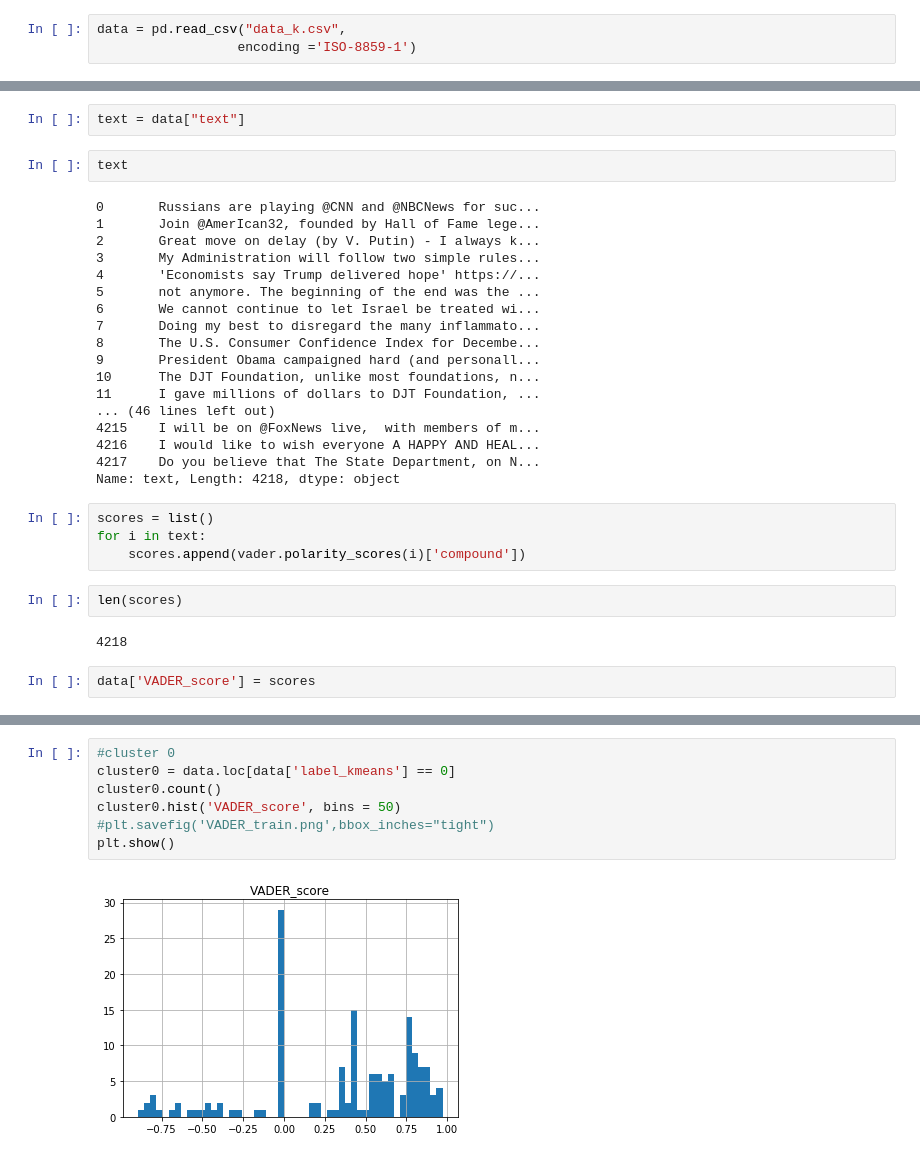
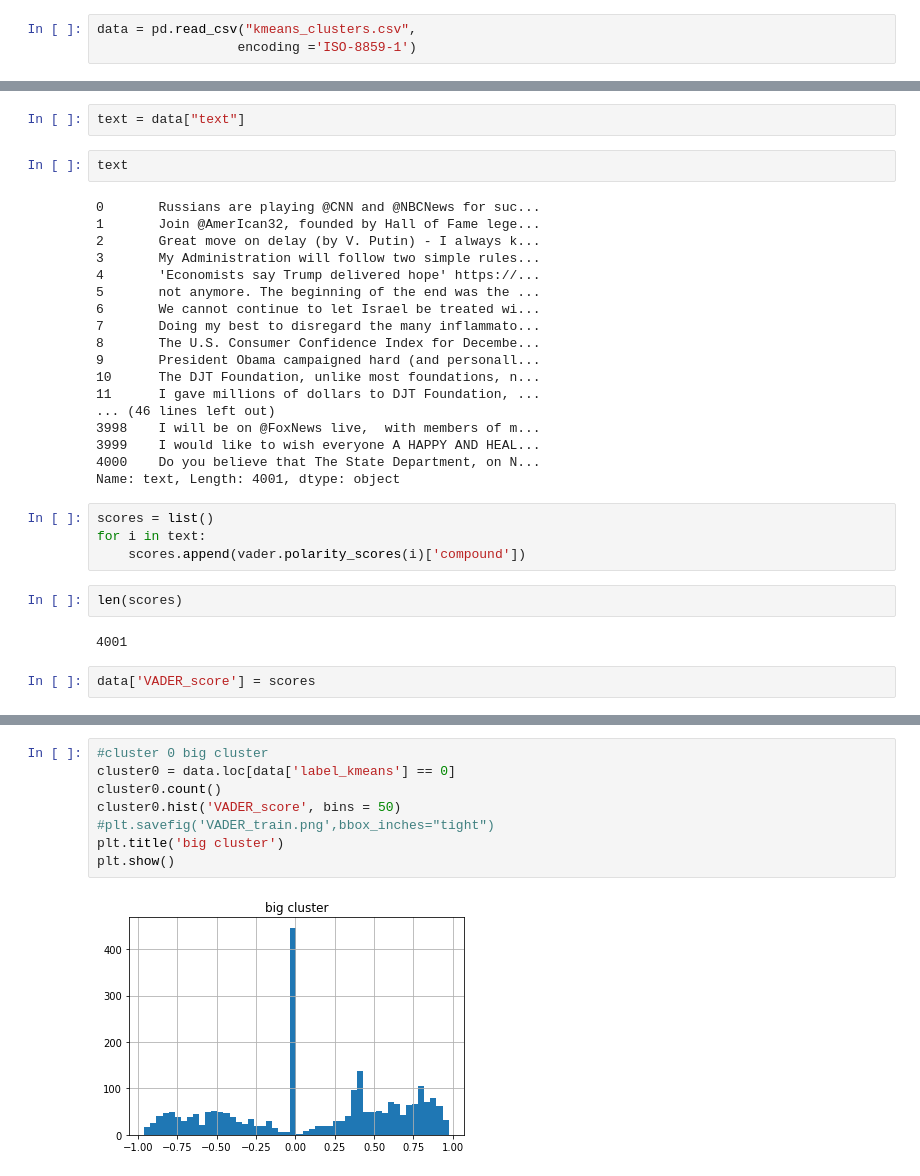
Before and after one commit to federikovi/WI4231-MathematicalDataScience, a Jupyter notebook: Sentiment_Trump-K-Means.ipynb, the cells around one changed output, grey strips where cells are left out. Drawn from its saved outputs; the diff is of its cells as text.

```diff
--- a/Sentiment_Trump-K-Means.ipynb
+++ b/Sentiment_Trump-K-Means.ipynb
@@ -2,7 +2,7 @@
 import pandas as pd
 import matplotlib.pyplot as plt
 # %%
-data = pd.read_csv("data_k.csv",
+data = pd.read_csv("kmeans_clusters.csv",
                   encoding ='ISO-8859-1')
 # %%
 data.head(10)
@@ -70,10 +70,10 @@ text
 10      The DJT Foundation, unlike most foundations, n...
 11      I gave millions of dollars to DJT Foundation, ...
 ... (46 lines left out)
-4215    I will be on @FoxNews live,  with members of m...
-4216    I would like to wish everyone A HAPPY AND HEAL...
-4217    Do you believe that The State Department, on N...
-Name: text, Length: 4218, dtype: object
+3998    I will be on @FoxNews live,  with members of m...
+3999    I would like to wish everyone A HAPPY AND HEAL...
+4000    Do you believe that The State Department, on N...
+Name: text, Length: 4001, dtype: object
 # %%
 scores = list()
 for i in text:
@@ -81,7 +81,7 @@ for i in text:
 # %%
 len(scores)
 # %% [output]
-4218
+4001
 # %%
 data['VADER_score'] = scores
 # %%
@@ -94,11 +94,12 @@ data.head()
 | 3 | 3 | 3 | 2016-12-29 14:54:21 | 45609 | 814484710025994240 | False | 11330 | Twitter for iPhone | ... |
 | 4 | 4 | 4 | 2016-12-28 22:06:28 | 51857 | 814231064847728640 | False | 13919 | Twitter for iPhone | ... |
 # %%
-#cluster 0
+#cluster 0 big cluster
 cluster0 = data.loc[data['label_kmeans'] == 0]
 cluster0.count()
 cluster0.hist('VADER_score', bins = 50)
 #plt.savefig('VADER_train.png',bbox_inches="tight")
+plt.title('big cluster')
 plt.show()
 # %% [output]
-[figure, old version]
+[figure, new version]
```
Also changed, not shown: parts of 13 cells of this notebook.
